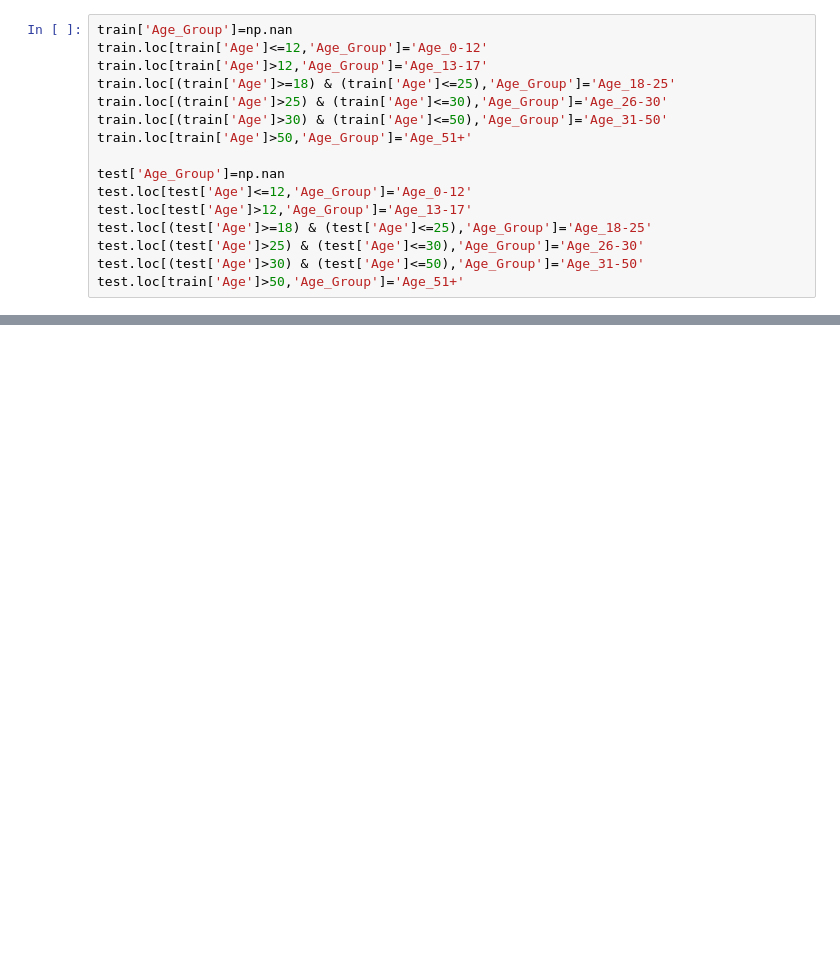
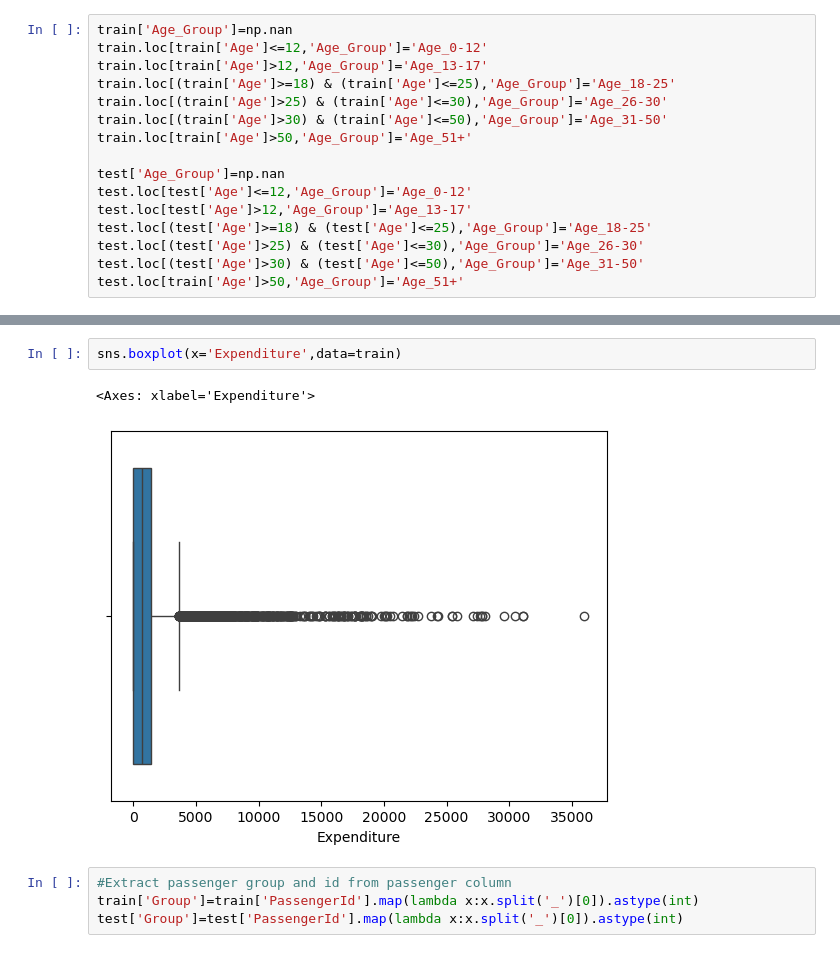
Before and after one commit to manishbhatia7/kaggle, a Jupyter notebook: input/spaceship-titanic/notebook.ipynb, the cells around one changed output, grey strips where cells are left out. Cells and saved outputs as stored; diff of their text form; blank space fills up the shorter version.

```diff
--- a/input/spaceship-titanic/notebook.ipynb
+++ b/input/spaceship-titanic/notebook.ipynb
@@ -225,0 +245,9 @@ test.loc[train['Age']>50,'Age_Group']='Age_51+'
+# %%
+sns.boxplot(x='Expenditure',data=train)
+# %% [output]
+<Axes: xlabel='Expenditure'>
+[figure, added]
+# %%
+#Extract passenger group and id from passenger column
+train['Group']=train['PassengerId'].map(lambda x:x.split('_')[0]).astype(int)
+test['Group']=test['PassengerId'].map(lambda x:x.split('_')[0]).astype(int)
```
Also changed, not shown: parts of 7 cells of this notebook, 1 other file.
